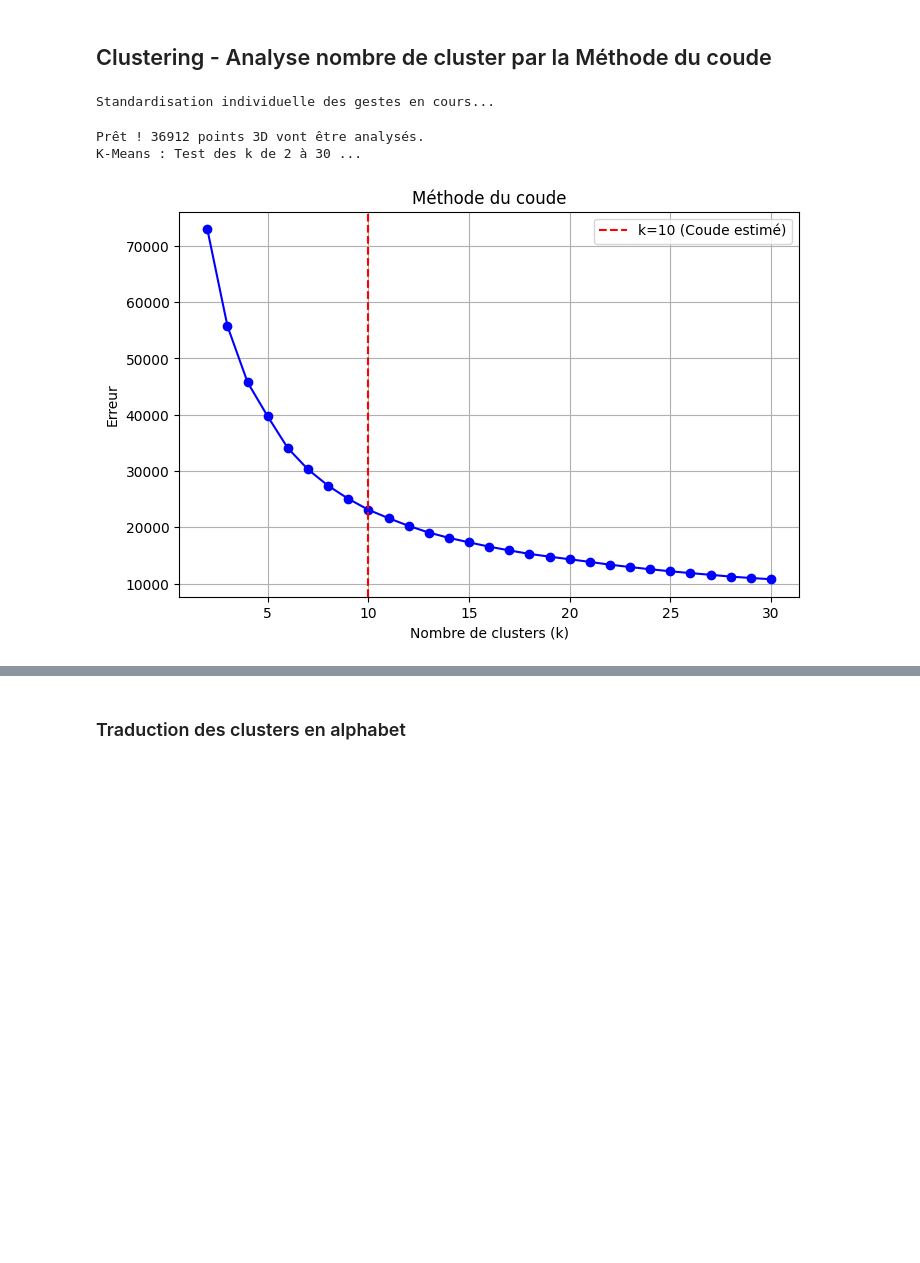
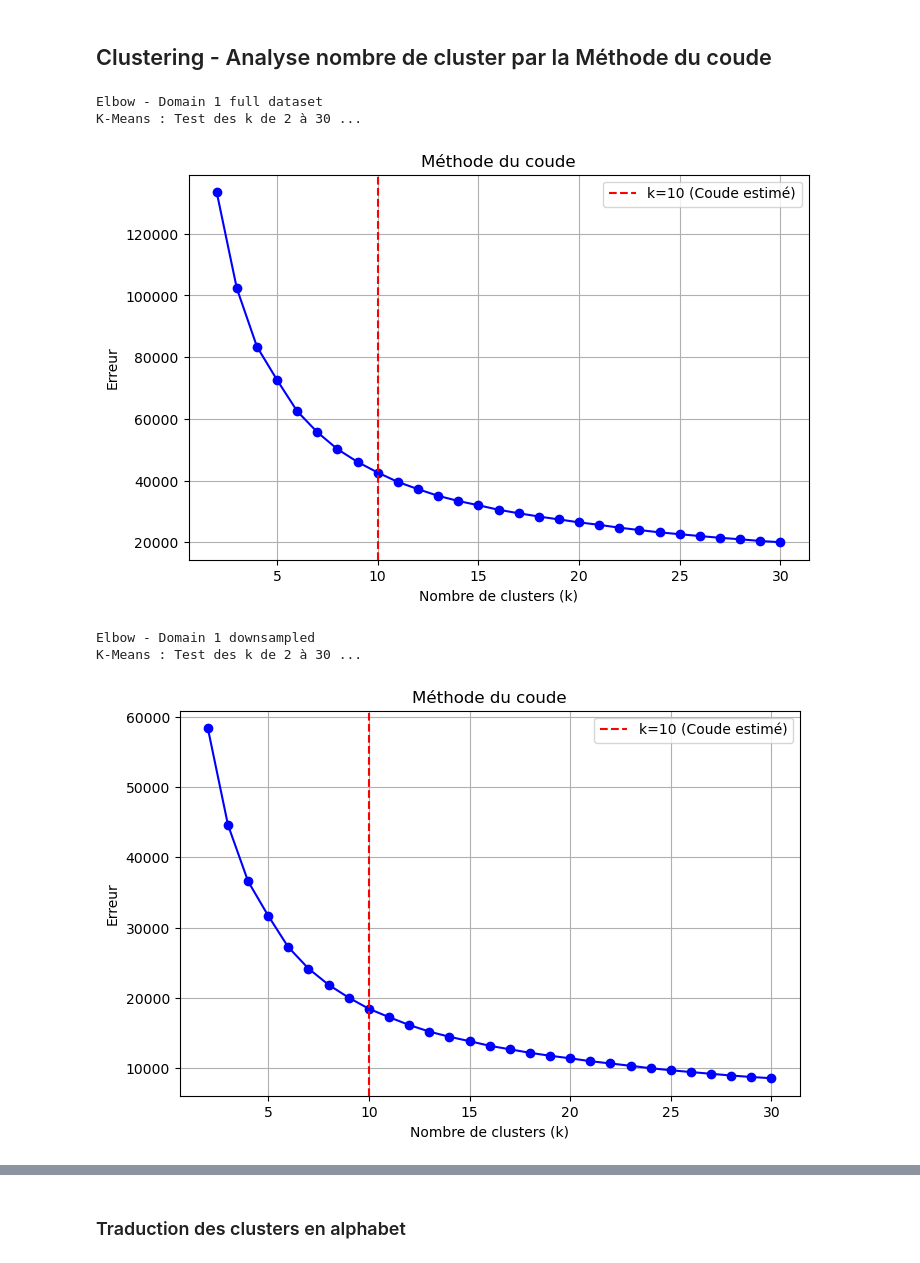
Before and after one commit to nmohymont/Gesture-Recognition-Project, a Jupyter notebook: Jpynb_Gesture_Recognition_project.ipynb, the cells around one changed output, grey strips where cells are left out. Saved outputs shown, nothing was run; the diff lists cells and outputs as text; code cells hidden in the pictures; blank space fills up the shorter version.

```diff
--- a/Jpynb_Gesture_Recognition_project.ipynb
+++ b/Jpynb_Gesture_Recognition_project.ipynb
@@ -132,58 +286,39 @@ Affichage terminé.
 # %% [markdown]
 ## Clustering - Analyse nombre de cluster par la Méthode du coude
 # %%
-print("Standardisation individuelle des gestes en cours...")
-
-# 1. La standardisation PAR GESTE
-def standardize_group(group):
-    coords = group[['x', 'y', 'z']].values
-    gravity_center = np.mean(coords, axis=0)
-    std = np.std(coords, axis=0)
-    std[std == 0] = 1 # Sécurité pour éviter ladivision par zéro
-
-    coords_std = (coords - gravity_center) / std
-
-    # On ajoute directement les colonnes au groupe
-    group['x_std'] = coords_std[:, 0]
-    group['y_std'] = coords_std[:, 1]
-    group['z_std'] = coords_std[:, 2]
-    return group
-
-# On l'applique sur chaque geste du df_downsampled
-
-df_downsampled = df_downsampled.groupby(['subject_id', 'digit', 'repetition'], group_keys=False).apply(standardize_group)
-
-# 2. Extraction des points
-points_3d = df_downsampled[['x_std', 'y_std', 'z_std']].values # on prend les colonnes standardisées pour faire du clustering
-print(f"Prêt ! {points_3d.shape[0]} points 3D vont être analysés.")
 
 # 3. Méthode du coude
 def plot_elbow_method(X, max_k=30):
     errors = []
     k_values = range(2, max_k + 1)
 
     print(f"K-Means : Test des k de 2 à {max_k} ...")
     for k in k_values:
         kmeans = KMeans(n_clusters=k, random_state=42, n_init=10).fit(X)
         errors.append(kmeans.inertia_) # inertia_ est la somme des distances au carré entre les points et leur centre de cluster (plus c'est bas, mieux c'est)
 
     plt.figure(figsize=(8,5))
     plt.plot(k_values, errors, marker='o', color='b')
 
     # On ajoute une ligne pointillée sur k=10 pour le mettre en évidence
     plt.axvline(x=10, color='r', linestyle='--', label='k=10 (Coude estimé)')
 
     plt.title('Méthode du coude')
     plt.xlabel('Nombre de clusters (k)')
     plt.ylabel("Erreur")
     plt.legend()
     plt.grid(True)
     plt.show()
 
-# On lance le test !
-plot_elbow_method(points_3d)
+print("Elbow - Domain 1 full dataset")
+plot_elbow_method(X_train_domain1)
+
+print("Elbow - Domain 1 downsampled")
+plot_elbow_method(X_train_domain1_downsampled)
 # %% [output]
-Standardisation individuelle des gestes en cours...
+Elbow - Domain 1 full dataset
+K-Means : Test des k de 2 à 30 ...
+[figure, new version]
-Prêt ! 36912 points 3D vont être analysés.
+Elbow - Domain 1 downsampled
 K-Means : Test des k de 2 à 30 ...
-[figure, old version]
+[figure, added]
```
Also changed, not shown: parts of 17 cells of this notebook, 1 other file.
